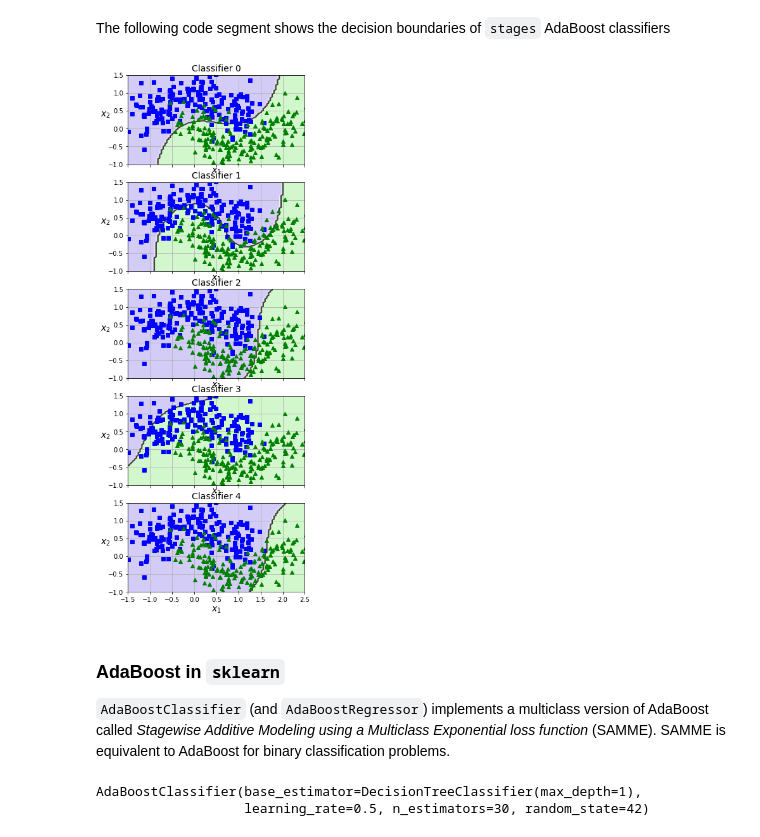
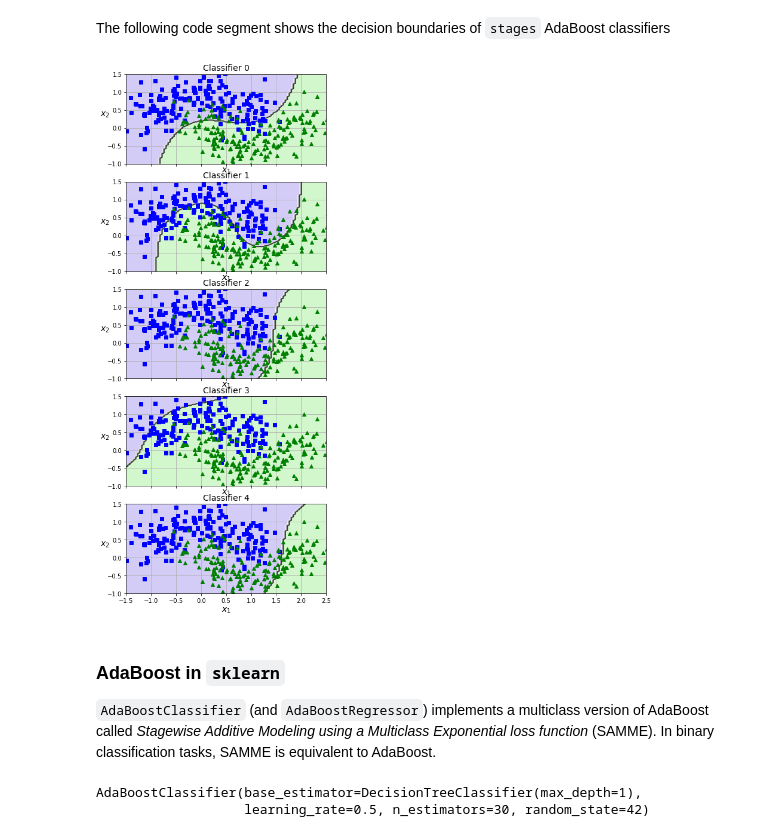
Before and after one commit to aseddin/F22_ECE4715, a Jupyter notebook: 10_ensemble_learning.ipynb, the cells around one changed output. Cells and saved outputs as stored; diff of their text form; code cells hidden in the pictures.

```diff
--- a/10_ensemble_learning.ipynb
+++ b/10_ensemble_learning.ipynb
@@ -479,31 +478,31 @@ The following code segment shows the decision boundaries of `stages` AdaBoost cl
 # %%
 stages = 5
 eta = 1
 #eta = 0.5
 
 base_clf = SVC(kernel='rbf', gamma=0.6, C=0.2, random_state=42)
 m = len(X_train)
 initial_weights = np.ones(m) / m
 weights = initial_weights
 
-fig, axes = plt.subplots(nrows=stages, ncols=1, figsize=(5, 15), sharex=True)
+fig, axes = plt.subplots(nrows=stages, ncols=1, figsize=(6, 16), sharex=True)
 
 alphas = []
 for stage in range(stages):
   clf, weights, alpha = ada_boost_stage(base_clf, weights, eta)
   plt.sca(axes[stage])
   plot_dataset(X_train, y_train, [-1.5, 2.5, -1, 1.5])
   plot_predictions(clf, [-1.5, 2.5, -1, 1.5])
   plt.title(f"Classifier {stage}")
   alphas.append(alpha)
 
 plt.show()
 # %% [output]
-[figure, old version]
+[figure, new version]
 # %% [markdown]
 ### AdaBoost in `sklearn`
 
-`AdaBoostClassifier` (and `AdaBoostRegressor`) implements a multiclass version of AdaBoost called _Stagewise Additive Modeling using a Multiclass Exponential loss function_ (SAMME). SAMME is equivalent to AdaBoost for binary classification problems.
+`AdaBoostClassifier` (and `AdaBoostRegressor`) implements a multiclass version of AdaBoost called _Stagewise Additive Modeling using a Multiclass Exponential loss function_ (SAMME). In binary classification tasks, SAMME is equivalent to AdaBoost.
 # %%
 from sklearn.ensemble import AdaBoostClassifier
 
```
Also changed, not shown: parts of 37 cells of this notebook.
